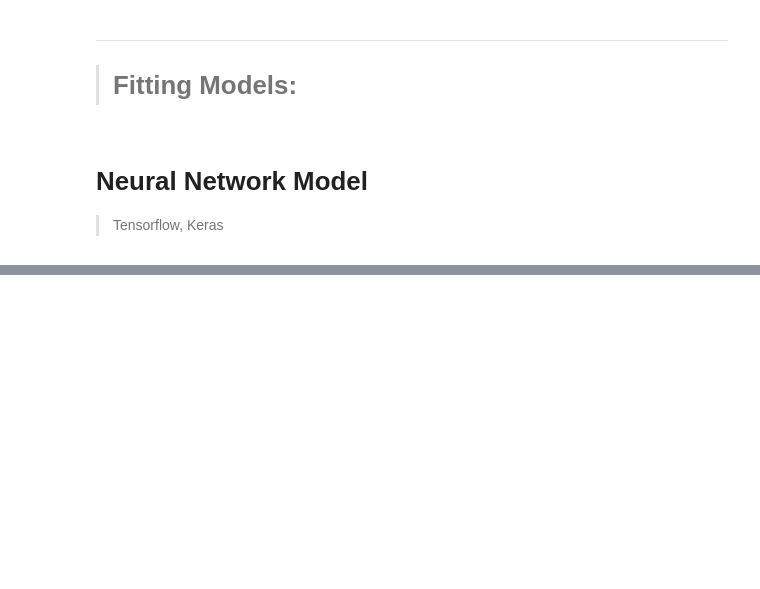
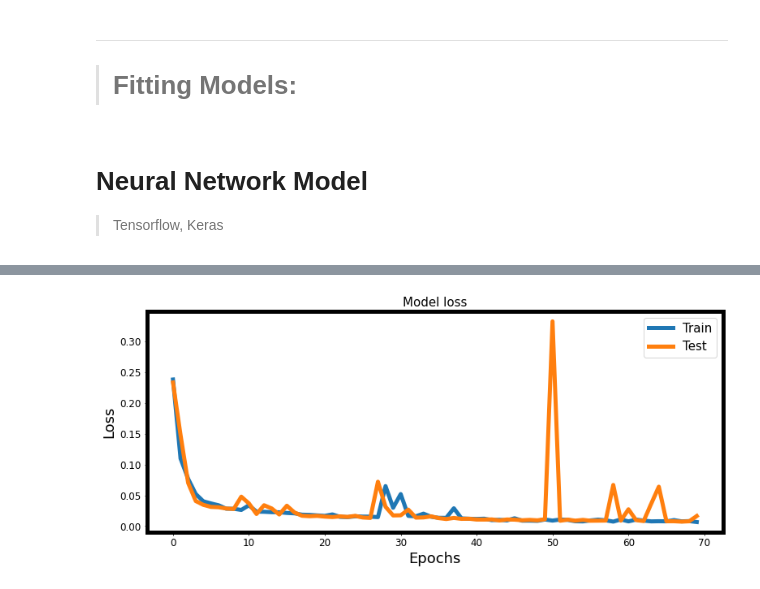
Before and after one commit to Amirosein/AGB-stars-ML-project, a Jupyter notebook: Milestone3/AGB_Project_3.ipynb, the cells around one changed output, grey strips where cells are left out. Drawn from its saved outputs; the diff is of its cells as text; code cells hidden in the pictures; blank space fills up the shorter version.

```diff
--- a/Milestone3/AGB_Project_3.ipynb
+++ b/Milestone3/AGB_Project_3.ipynb
@@ -188,3 +188,13 @@ plt.show()
+# %%
+fig = plt.figure(figsize=(28,5))
+ax = fig.add_subplot(1,2,1, title = 'Model loss', ylabel= 'Loss', xlabel= 'Epochs')
+plt.plot(history.history['loss'])
+plt.plot(history.history['val_loss'])
+plt.legend(['Train', 'Test'], loc= 'best')
+
+plt.show()
+# %% [output]
+[figure, added]
 # %%
 from sklearn.metrics import confusion_matrix, ConfusionMatrixDisplay,plot_confusion_matrix
 fig, ax = plt.subplots(figsize=(8, 8))
```
Also changed, not shown: parts of 5 cells of this notebook.
